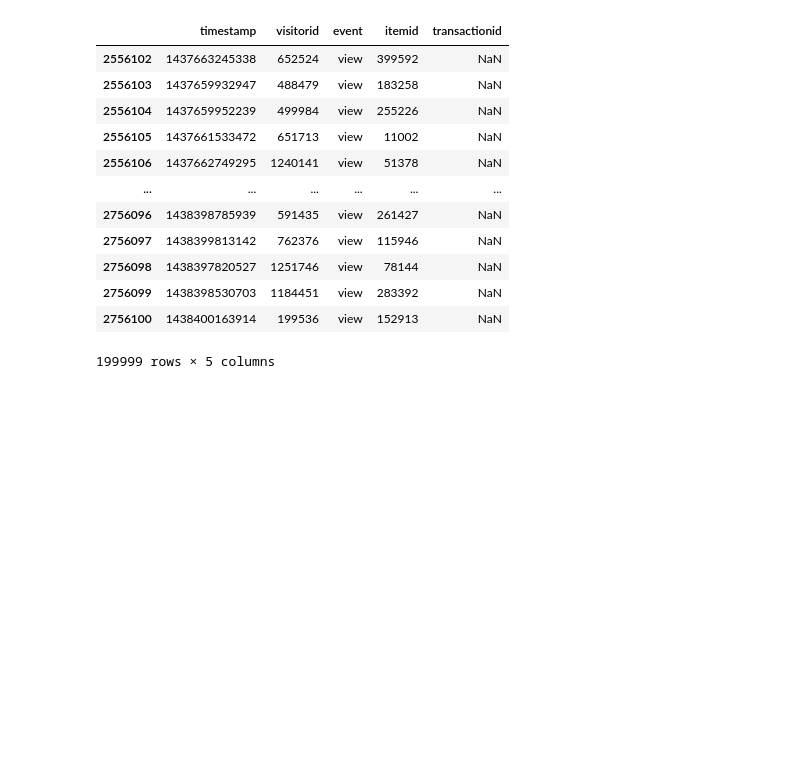
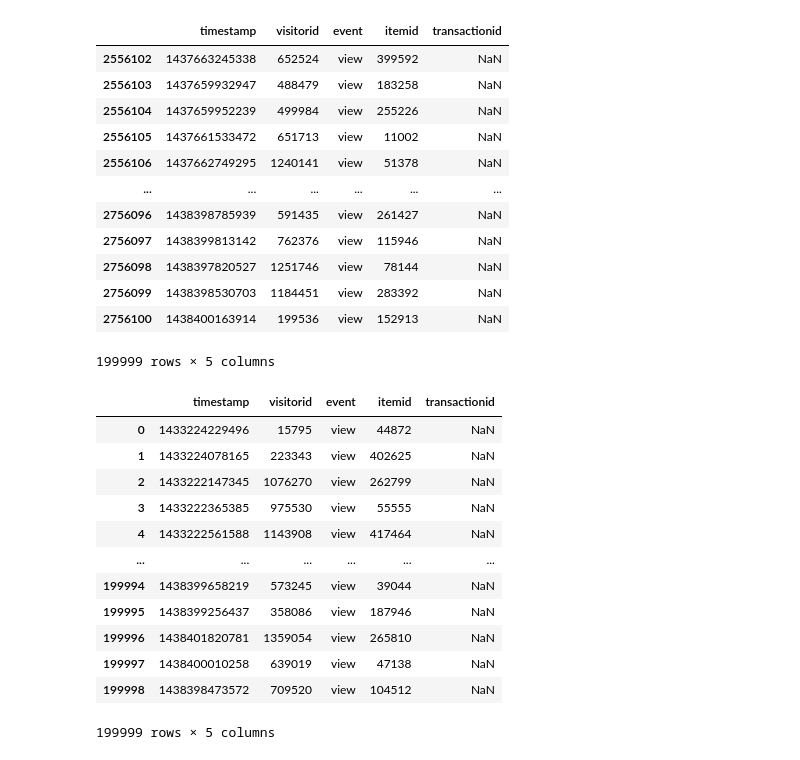
Before and after one commit to seedler1/codes.multibehavior.rec, a Jupyter notebook: APANet/datasets/subset_creation/CS_274_Subset_Dataset_RetailRocket.ipynb, the cells around one changed output. Cells and saved outputs as stored; diff of their text form; code cells hidden in the pictures; blank space fills up the shorter version.

```diff
--- a/APANet/datasets/subset_creation/CS_274_Subset_Dataset_RetailRocket.ipynb
+++ b/APANet/datasets/subset_creation/CS_274_Subset_Dataset_RetailRocket.ipynb
@@ -126,3 +112,22 @@ df_Rrocket_subset_end
 # %%
 # saves that data subset dataframe into a new .csv file
 df_Rrocket_subset_end.to_csv('/content/drive/MyDrive/Subset dataset code/Rrocket_subset_end/events.csv', index = False)
+# %%
+# randomly sample through the dataset and retaining index order
+df_Rrocket_subset_random = df_Rrocket.sample(n=size_df_sample, random_state=1).sort_index()
+df_Rrocket_subset_random = df_Rrocket_subset_random.reset_index(drop = True)
+df_Rrocket_subset_random
+# %% [output]
+|  | timestamp | visitorid | event | itemid | transactionid |
+| 0 | 1433224229496 | 15795 | view | 44872 | NaN |
+| 1 | 1433224078165 | 223343 | view | 402625 | NaN |
+| 2 | 1433222147345 | 1076270 | view | 262799 | NaN |
+| 3 | 1433222365385 | 975530 | view | 55555 | NaN |
+| 4 | 1433222561588 | 1143908 | view | 417464 | NaN |
+| ... | ... | ... | ... | ... | ... |
+| 199994 | 1438399658219 | 573245 | view | 39044 | NaN |
+| 199995 | 1438399256437 | 358086 | view | 187946 | NaN |
+| 199996 | 1438401820781 | 1359054 | view | 265810 | NaN |
+| 199997 | 1438400010258 | 639019 | view | 47138 | NaN |
+| 199998 | 1438398473572 | 709520 | view | 104512 | NaN |
+199999 rows × 5 columns
```
Also changed, not shown: parts of 3 cells of this notebook, 15 other files.
